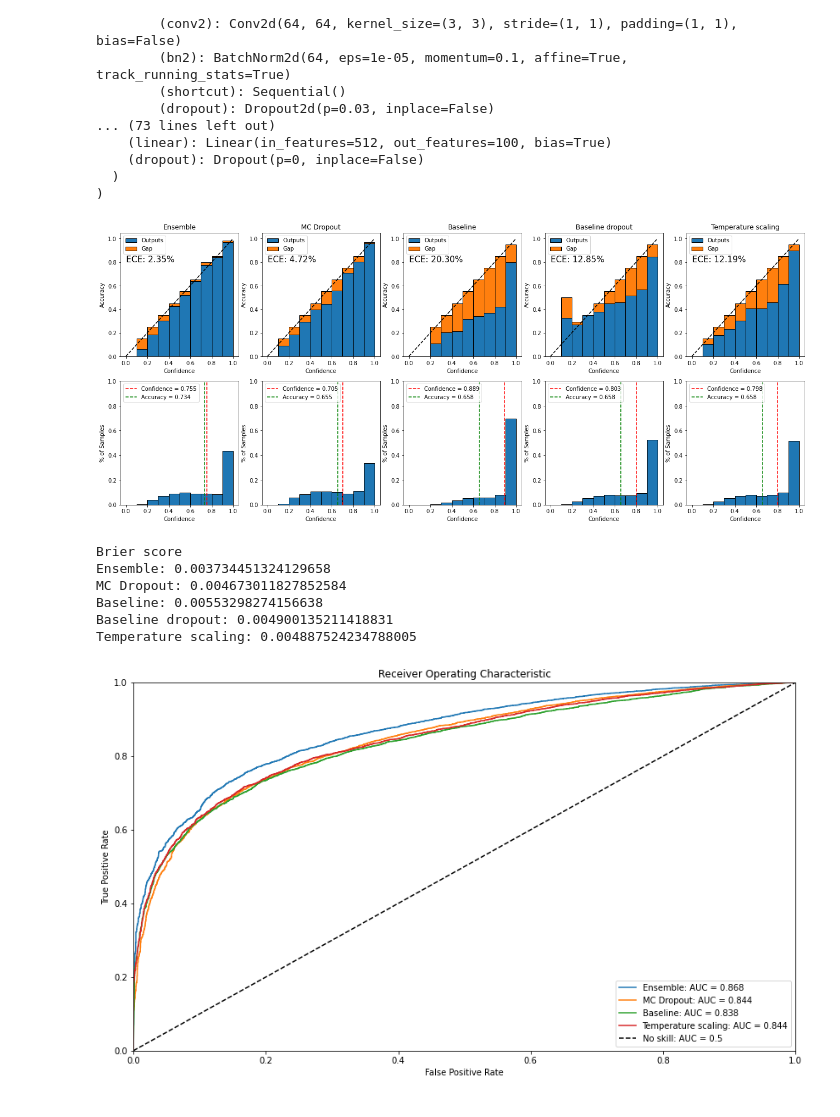
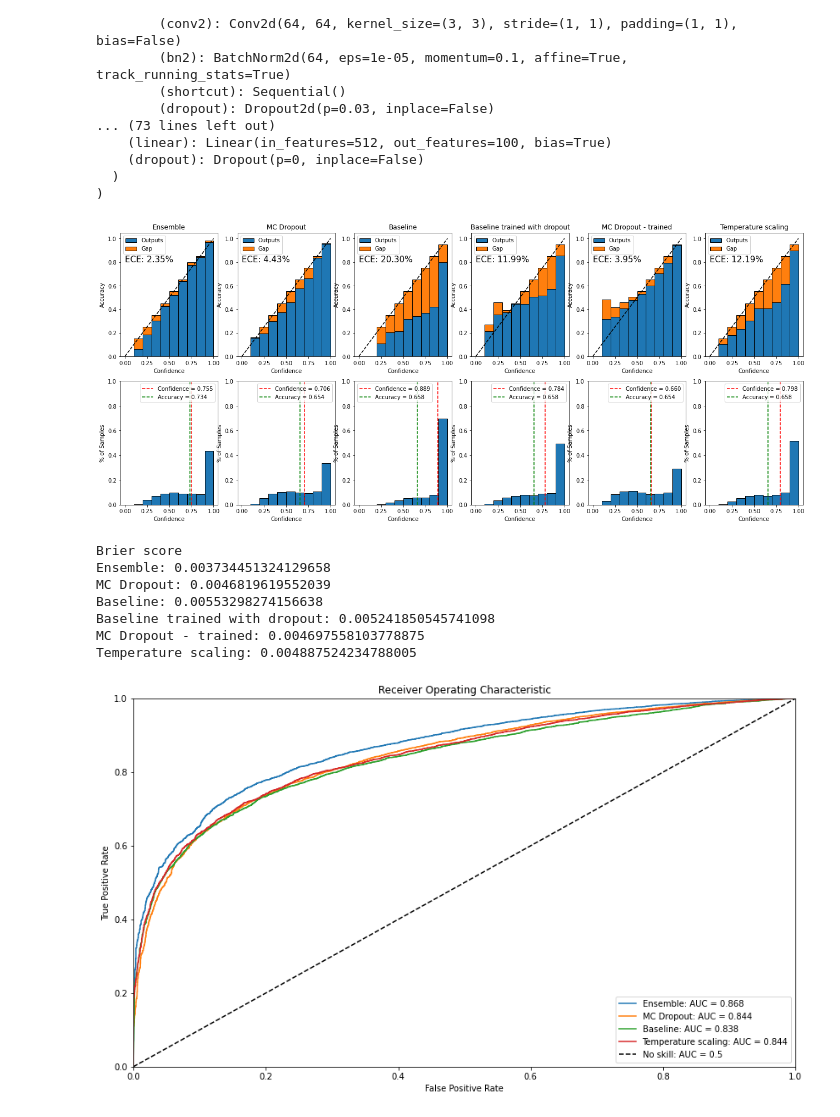
Before and after one commit to vlasakjiri/uncertainty-estimations, a Jupyter notebook: classification-cifar.ipynb, the cells around one changed output. Cells and saved outputs as stored; diff of their text form; code cells hidden in the pictures.

```diff
--- a/classification-cifar.ipynb
+++ b/classification-cifar.ipynb
@@ -87,7 +87,7 @@ model = model_dropout
 utils.mc_dropout.set_dropout_p(model, model, .03)
 model.dropout = torch.nn.Dropout(p=0)
 
-model_dropout = torch.load("models/cifar100_resnet18_0.1dropout_all")
+model_dropout = torch.load("models/cifar100_resnet18_0.2dropout_all")
 utils.mc_dropout.set_dropout_p(model_dropout, model_dropout, .15)
 model_dropout.dropout = torch.nn.Dropout(p=0)
 # %%
@@ -184,28 +184,28 @@ def compute_brier_score_avg(y_pred, y_true):
 # %%
 # nll = nn.CrossEntropyLoss()(torch.tensor(progress.logits), torch.tensor(
 #     progress.labels, dtype=torch.long)).item()
 # print(
 #     f"Accuracy: {(progress.predictions==progress.labels).sum()*100/len(progress.labels):.2f}%, "
 #     f"NLL: {nll:4f}"
 # )
 
 # mc_logits = progress.dropout_logits.mean(axis=0)
 dropout_max_probs = progress_model.dropout_outputs.max(axis=-1)
 trained_dropout_max_probs = progress_model_dropout.dropout_outputs.max(axis=-1)
 
 ensemble_max_probs = progress_ensemble.logits.max(axis=1)
 counts = utils.visualisations.calibration_graph([
     ("Ensemble", ensemble_max_probs, np.argsort(ensemble_max_probs), progress_ensemble.predictions),
     ("MC Dropout", dropout_max_probs, np.argsort(dropout_max_probs), progress_model.dropout_predictions),
     ("Baseline", progress_model.max_probs, np.argsort(progress_model.max_probs), progress_model.predictions),
     ("Baseline trained with dropout", progress_model_dropout.max_probs, np.argsort(progress_model.max_probs), progress_model.predictions),
-    ("MC Dropout - trained", trained_dropout_max_probs, np.argsort(trained_dropout_max_probs), progress_model.predictions),
+    ("MC Dropout - trained", trained_dropout_max_probs, np.argsort(trained_dropout_max_probs), progress_model.dropout_predictions),
     ("Temperature scaling", progress_scaled_model.max_probs, np.argsort(progress_scaled_model.max_probs), progress_scaled_model.predictions)
     ],
     progress_model.labels,
     )
 # %% [output]
-[figure, old version]
+[figure, new version]
 # %%
 y_true = nn.functional.one_hot(torch.tensor(progress_model.labels.astype("long")))
 
@@ -213,14 +213,16 @@ print("Brier score")
 print("Ensemble: " + str(compute_brier_score_avg(progress_ensemble.logits, y_true)))
 print("MC Dropout: " + str(compute_brier_score_avg(progress_model.dropout_outputs, y_true)))
 print("Baseline: " + str(compute_brier_score_avg(progress_model.probs, y_true)))
-print("Baseline dropout: " + str(compute_brier_score_avg(progress_model_dropout.probs, y_true)))
+print("Baseline trained with dropout: " + str(compute_brier_score_avg(progress_model_dropout.probs, y_true)))
+print("MC Dropout - trained: " + str(compute_brier_score_avg(progress_model_dropout.dropout_outputs, y_true)))
 print("Temperature scaling: " + str(compute_brier_score_avg(progress_scaled_model.probs, y_true)))
 # %% [output]
 Brier score
 Ensemble: 0.003734451324129658
-MC Dropout: 0.004673011827852584
+MC Dropout: 0.0046819619552039
 Baseline: 0.00553298274156638
-Baseline dropout: 0.004900135211418831
+Baseline trained with dropout: 0.005241850545741098
+MC Dropout - trained: 0.004697558103778875
 Temperature scaling: 0.004887524234788005
 # %%
 import sklearn.metrics as metrics
```
